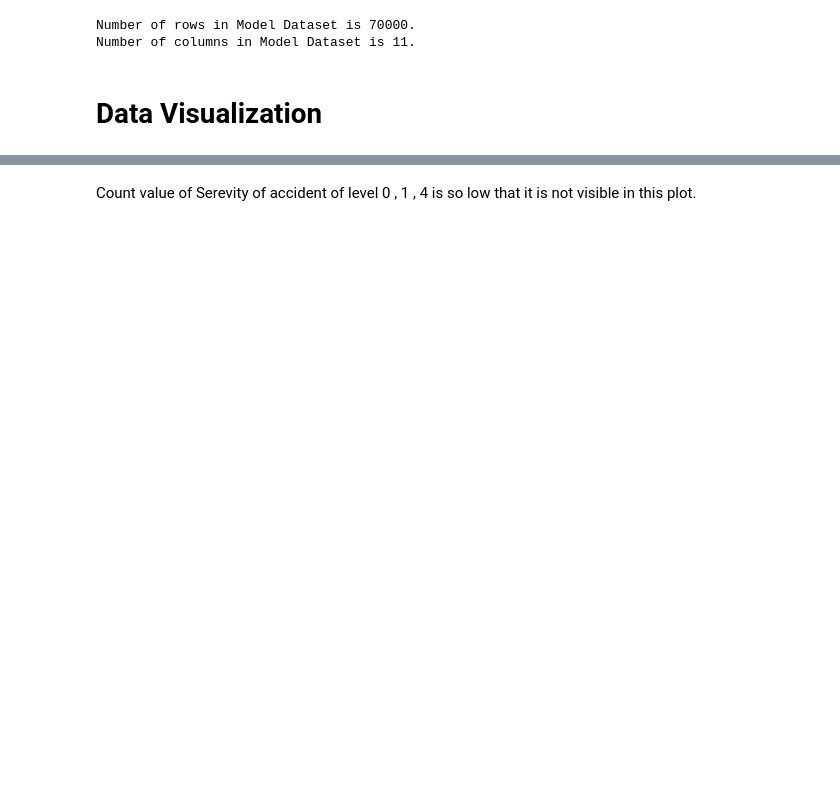
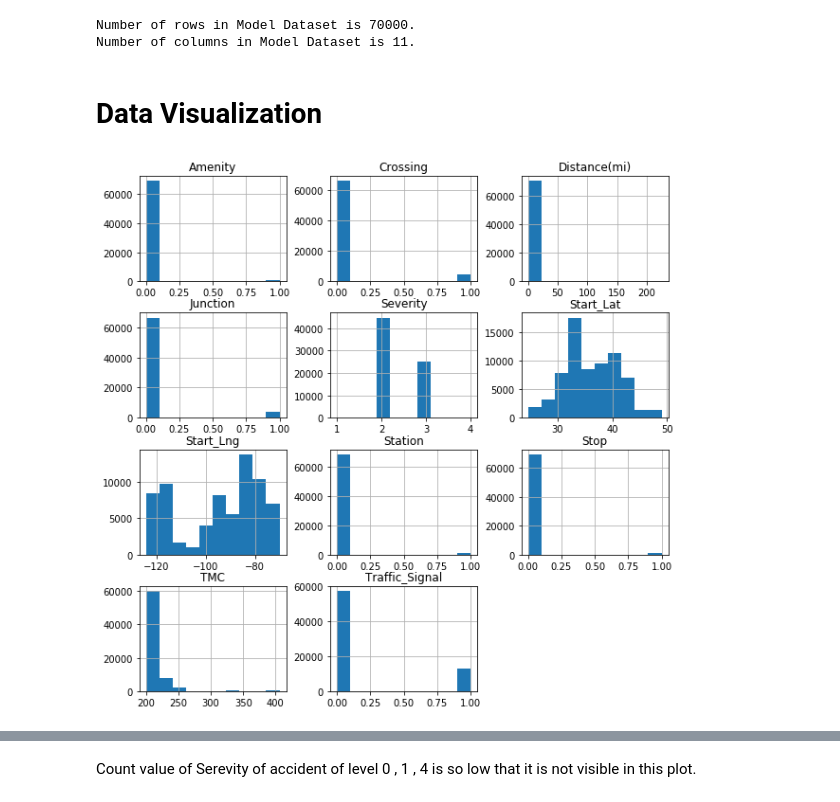
Before and after one commit to SSehrawat1720/ML-Projects, a Jupyter notebook: Predict the severity of the accident based on multiple features using different Classification Models .ipynb, the cells around one changed output, grey strips where cells are left out. Saved outputs shown, nothing was run; the diff lists cells and outputs as text; code cells hidden in the pictures; blank space fills up the shorter version.

```diff
--- a/Predict the severity of the accident based on multiple features using different Classification Models .ipynb
+++ b/Predict the severity of the accident based on multiple features using different Classification Models .ipynb
@@ -294,5 +285,10 @@ Number of rows in Model Dataset is 70000.
 Number of columns in Model Dataset is 11.
 # %% [markdown]
 # Data Visualization
+# %%
+model_data.hist(figsize=(10,10))
+plt.show()
+# %% [output]
+[figure, added]
 # %%
 print(f"Value count of Severity of accident \n{model_data['Severity'].value_counts()}")
```
Also changed, not shown: parts of 44 cells of this notebook.
